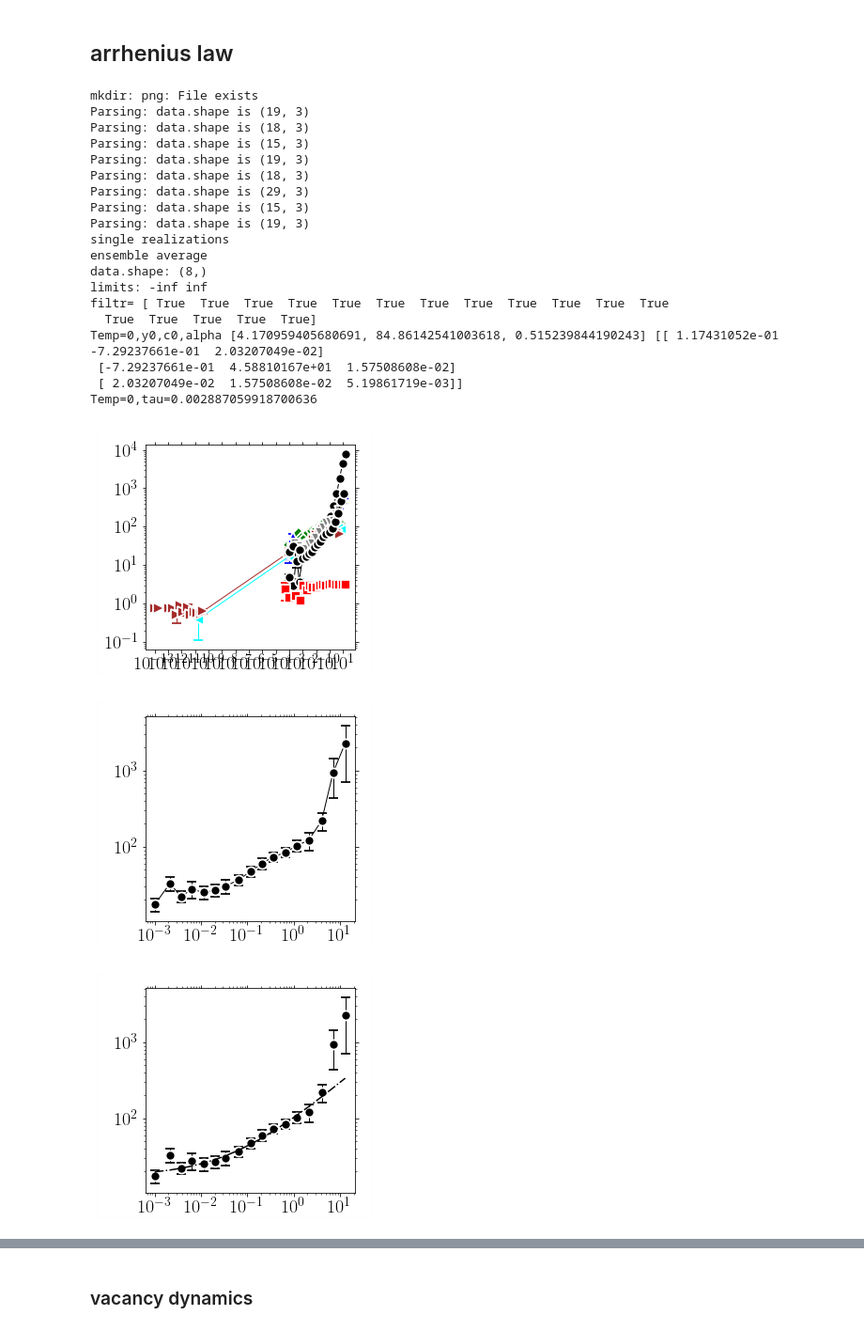
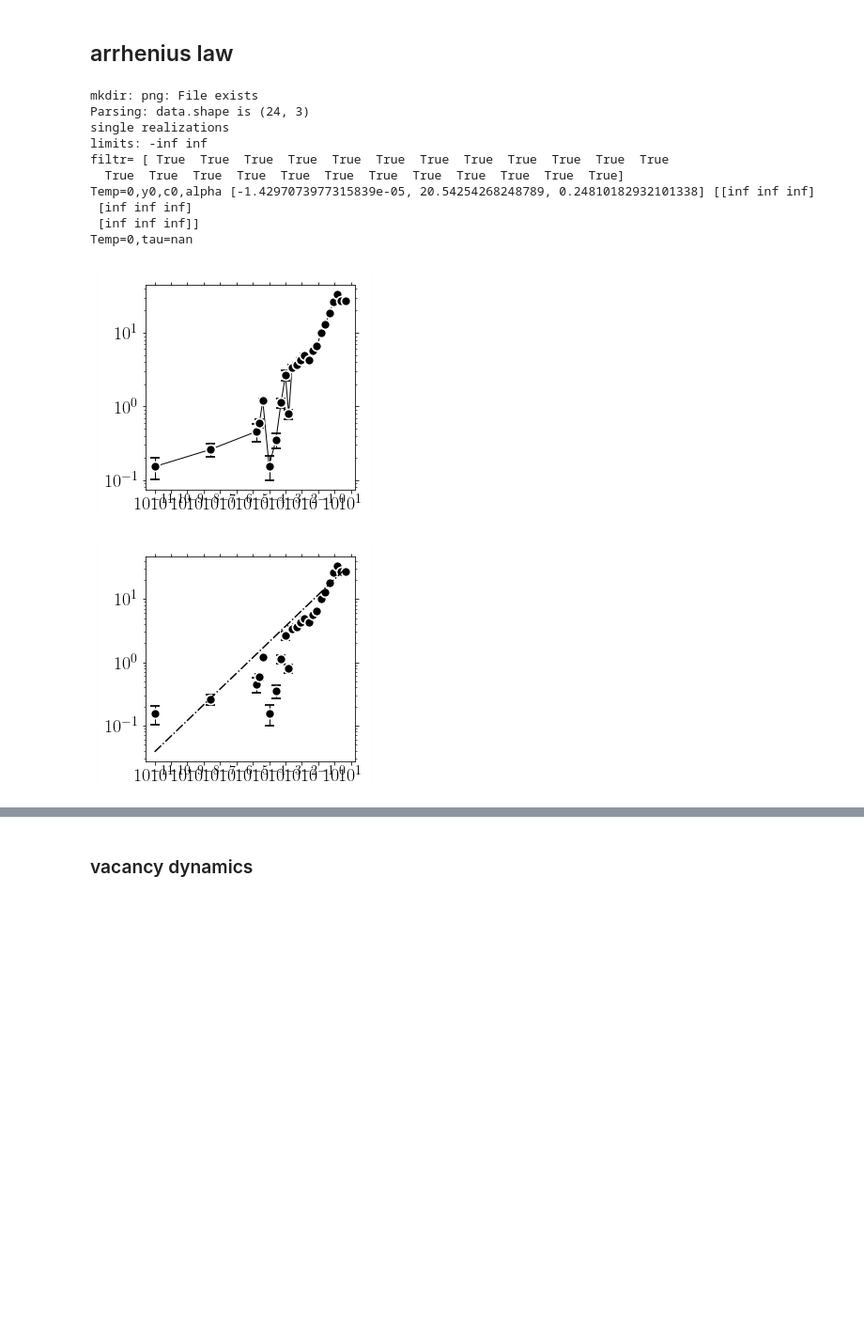
Before and after one commit to kkarimi62/hydrogenDiffusion, a Jupyter notebook: postproc/postproc.ipynb, the cells around one changed output, grey strips where cells are left out. Shown at 94% size. Saved outputs shown, nothing was run; the diff lists cells and outputs as text; code cells hidden in the pictures; blank space fills up the shorter version.

```diff
--- a/postproc/postproc.ipynb
+++ b/postproc/postproc.ipynb
@@ -1378,13 +1378,13 @@ if not eval(confParser['flags']['RemoteMachine']):
     #--- temp object
     temp = Temperature(
 #        [1000,1200],8,
-        [0],8,
+        [0],1,
          verbose = True,
                      )
     #
     #--- parse data
 #    temp.Parse(['./msd/msd.txt'])
-    temp.Parse( list(map(lambda x:'pureHydrogenDiffusionLowDensitySingle/Run%s/msd/msd.txt'%(x[1]),
+    temp.Parse( list(map(lambda x:'pureHydrogenDiffusionLowDensity2nd/Run%s/msd/msd.txt'%(x[1]),
                         temp.temps_runs ))
              )
     #
@@ -1455,51 +1455,41 @@ if not eval(confParser['flags']['RemoteMachine']):
 #                     'bbox_to_anchor':(-0.05,0.23,0.5,0.5),
 #                    'title':'png/msd_temp_cantor_fit.png'},
 #             )
 #
 
 
 #    temp.PlotDiff(**{
 #                  'yscale':'log',
 #                   'xlim':(1e-12,1e-3),
 #                   'ylim':(1e-4,1e-1),
 #                   xstr=r'$1/T(K^{-1})$',
 #                   ystr=r'$D(m^2/s)$',
 #                    'title':'png/D_temp_cantor.png',
 #                    }
 #                )
 
 #     temp.PlotExponent(**{
 # #                  'yscale':'log',
 # #                   'xlim':(1e-10,1e-3),
 # #                   'ylim':(.5,1.1),
 # #                   xstr=r'$1/T(K^{-1})$',
 # #                   ystr=r'$D(m^2/s)$',
 # #                    'title':'png/alpha_temp_ni.png',
 #                     }
 #                 )
 # %% [output]
 mkdir: png: File exists
-Parsing: data.shape is (19, 3)
-Parsing: data.shape is (18, 3)
-Parsing: data.shape is (15, 3)
-Parsing: data.shape is (19, 3)
-Parsing: data.shape is (18, 3)
-Parsing: data.shape is (29, 3)
-Parsing: data.shape is (15, 3)
-Parsing: data.shape is (19, 3)
+Parsing: data.shape is (24, 3)
 single realizations
-ensemble average
-data.shape: (8,)
 limits: -inf inf
 filtr= [ True  True  True  True  True  True  True  True  True  True  True  True
-  True  True  True  True  True]
-Temp=0,y0,c0,alpha [4.170959405680691, 84.86142541003618, 0.515239844190243] [[ 1.17431052e-01 -7.29237661e-01  2.03207049e-02]
- [-7.29237661e-01  4.58810167e+01  1.57508608e-02]
- [ 2.03207049e-02  1.57508608e-02  5.19861719e-03]]
-Temp=0,tau=0.002887059918700636
+  True  True  True  True  True  True  True  True  True  True  True  True]
+Temp=0,y0,c0,alpha [-1.4297073977315839e-05, 20.54254268248789, 0.24810182932101338] [[inf inf inf]
+ [inf inf inf]
+ [inf inf inf]]
+Temp=0,tau=nan
-[figure, old version]
+[figure, new version]
-[figure, old version]
+[figure, new version]
-[figure, removed]
 # %%
 data = np.loadtxt('Diffusion.dat')
 nrow_skip = 2
```
Also changed, not shown: parts of 1 cell of this notebook, 1 other file.
